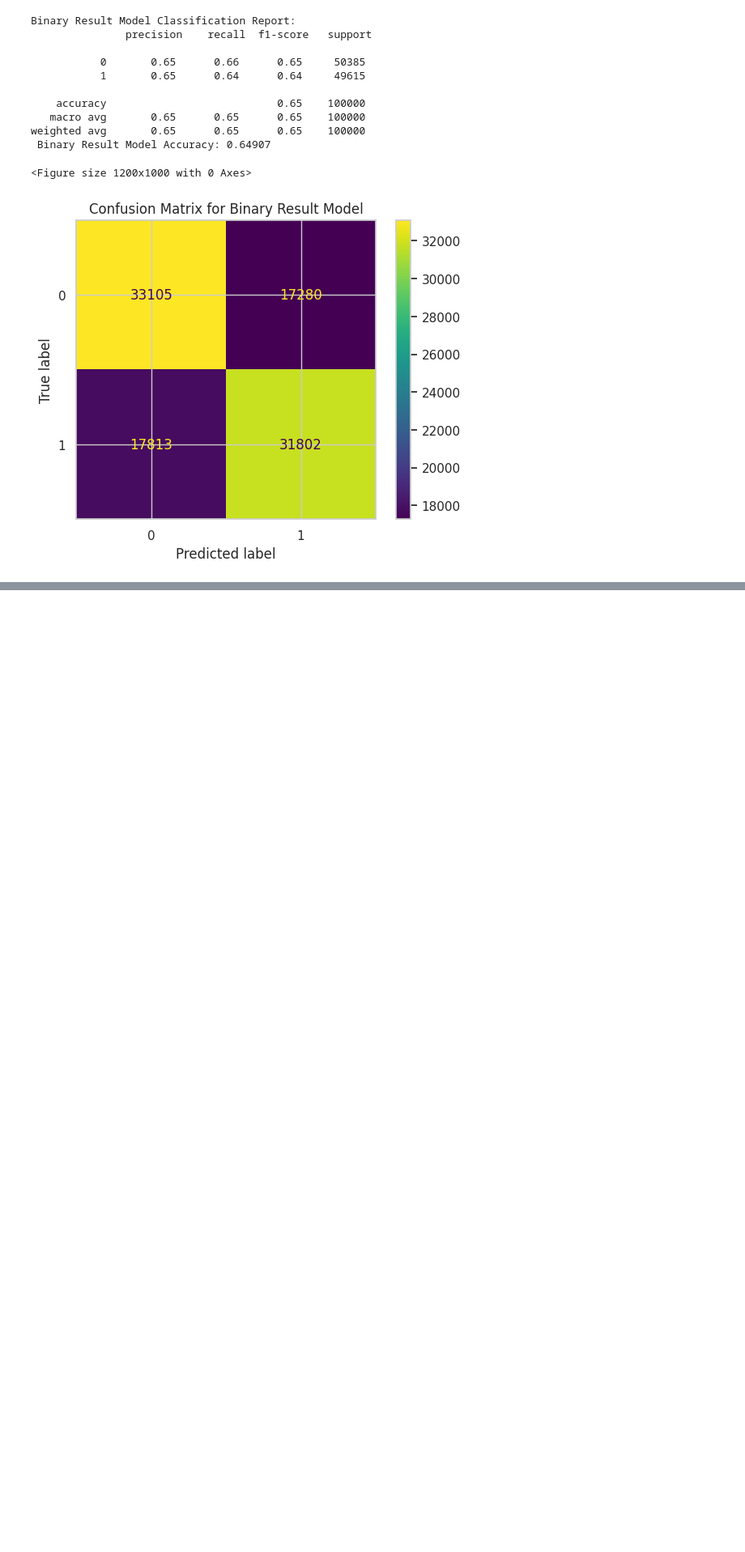
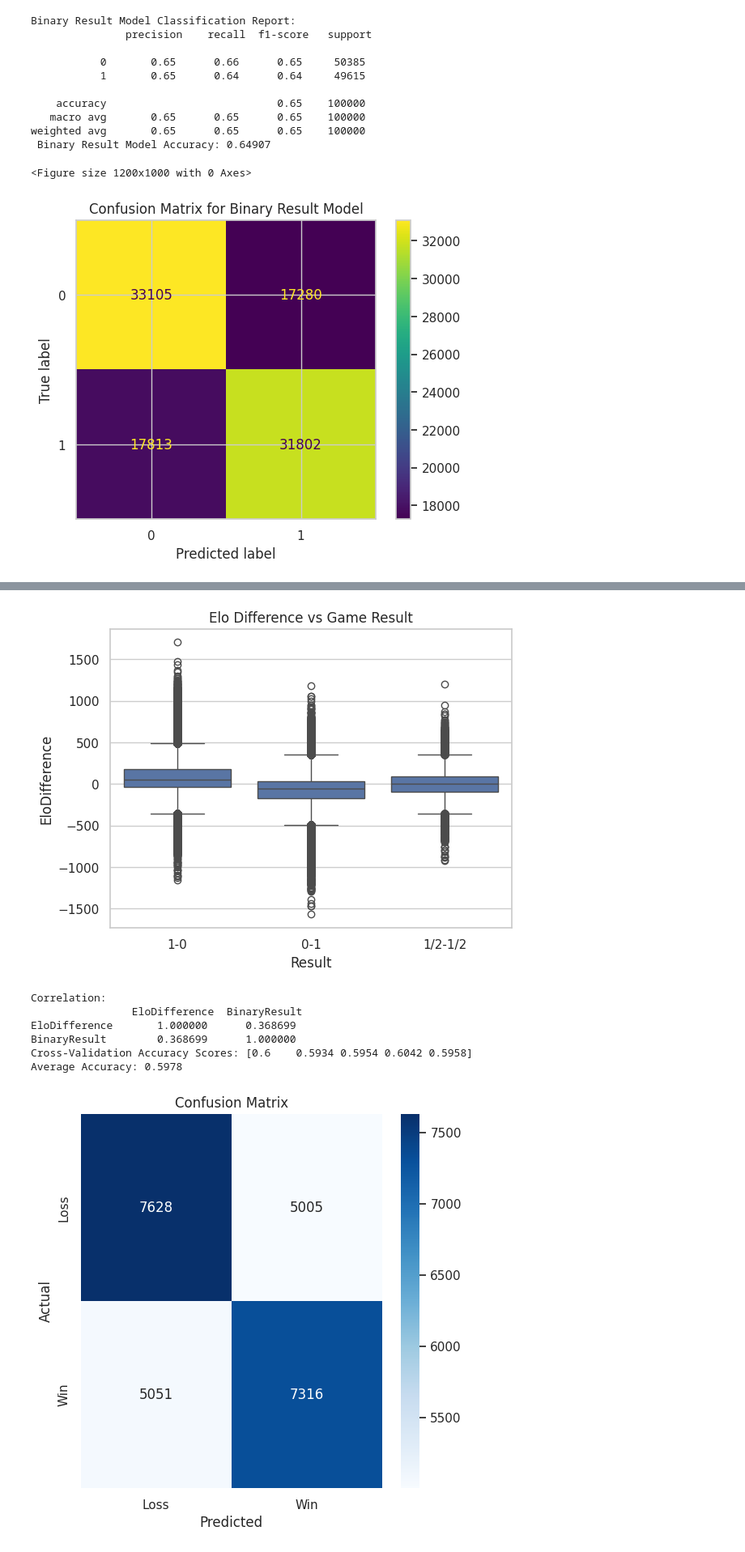
Before and after one commit to ktranfaglia1/DSCI470, a Jupyter notebook: TheProject/ChessAnalysis.ipynb, the cells around one changed output, grey strips where cells are left out. Shown at 81% size. Drawn from its saved outputs; the diff is of its cells as text; code cells hidden in the pictures; blank space fills up the shorter version.

Commit message:
Finished analysis

```diff
--- a/TheProject/ChessAnalysis.ipynb
+++ b/TheProject/ChessAnalysis.ipynb
@@ -775,0 +742,71 @@ print(correlation)
+# %%
+'''Plot the relation between game results and elo difference and find the correlation between game results and elo difference'''
+# Visualize Game results in relation to Elo Difference
+df_chess_filtered = df_chess[df_chess['Result'] != '*']  # Filter out rows with '*' in the 'Result' column
+sns.boxplot(x='Result', y='EloDifference', data=df_chess_filtered)
+plt.title('Elo Difference vs Game Result')
+plt.show()
+
+# One-hot encode categorical features
+df_chess_encoded = pd.get_dummies(df_chess, columns=['Event', 'TimeControl', 'generalized_Opening'], drop_first=True)
+
+# Correlation analysis with encoded data
+correlation = df_chess_encoded[['EloDifference', 'BinaryResult']].corr()
+print("Correlation:\n", correlation)
+
+'''Use one-hot encoding and further prepare data for model training and testing, then train and test a random forest model, then determine the feature importances'''
+# For testing purposes, use a smaller subset of the data
+df_chess_small = df_chess.sample(n=20000, random_state=42)  # Use a subset
+
+# One-hot encode categorical features for a smaller dataset
+df_chess_encoded = pd.get_dummies(df_chess_small, columns=['Event', 'TimeControl', 'generalized_Opening'], drop_first=True)
+
+# Prepare features and target for Random Forest
+X = df_chess_encoded[['EloDifference'] +
+                     [col for col in df_chess_encoded.columns if
+                      col.startswith('Event_') or
+                      col.startswith('TimeControl_') or
+                      col.startswith('generalized_Opening_')]]
+y = df_chess_encoded['BinaryResult']
+
+# Split data into training and test sets (using 20% for both)
+X_train, X_test, y_train, y_test = train_test_split(X, y, test_size=0.3, random_state=42)
+
+# Train Random Forest model (use all cores for parallelism)
+model_rf = RandomForestClassifier(random_state=42, n_jobs=-1)
+model_rf.fit(X_train, y_train)
+
+# Perform cross-validation and get predictions and calculate accuracy using cross-validation scores
+y_pred = cross_val_predict(model_rf, X, y, cv=5)  # 3-fold cross-validation for speed
+cv_scores = cross_val_score(model_rf, X, y, cv=5, scoring='accuracy')
+print(f"Cross-Validation Accuracy Scores: {cv_scores}")
+print(f"Average Accuracy: {cv_scores.mean():.4f}")
+
+# Confusion Matrix
+cm = confusion_matrix(y, y_pred)
+
+# Plot confusion matrix
+plt.figure(figsize=(6, 6))
+sns.heatmap(cm, annot=True, fmt="d", cmap="Blues", xticklabels=["Loss", "Win"], yticklabels=["Loss", "Win"])
+plt.title("Confusion Matrix")
+plt.xlabel("Predicted")
+plt.ylabel("Actual")
+plt.show()
+
+# Classification Report (Precision, Recall, F1-score)
+print("Classification Report:\n", classification_report(y, y_pred))
+
+# Get feature importance
+feature_importances = model_rf.feature_importances_
+features = X.columns
+feature_importance_df = pd.DataFrame({'Feature': features, 'Importance': feature_importances})
+print("Feature Importances:\n", feature_importance_df.sort_values(by='Importance', ascending=False))
+# %% [output]
+[figure, added]
+Correlation:
+                EloDifference  BinaryResult
+EloDifference       1.000000      0.368699
+BinaryResult        0.368699      1.000000
+Cross-Validation Accuracy Scores: [0.6    0.5934 0.5954 0.6042 0.5958]
+Average Accuracy: 0.5978
+[figure, added]
```
Also changed, not shown: parts of 6 cells of this notebook.
